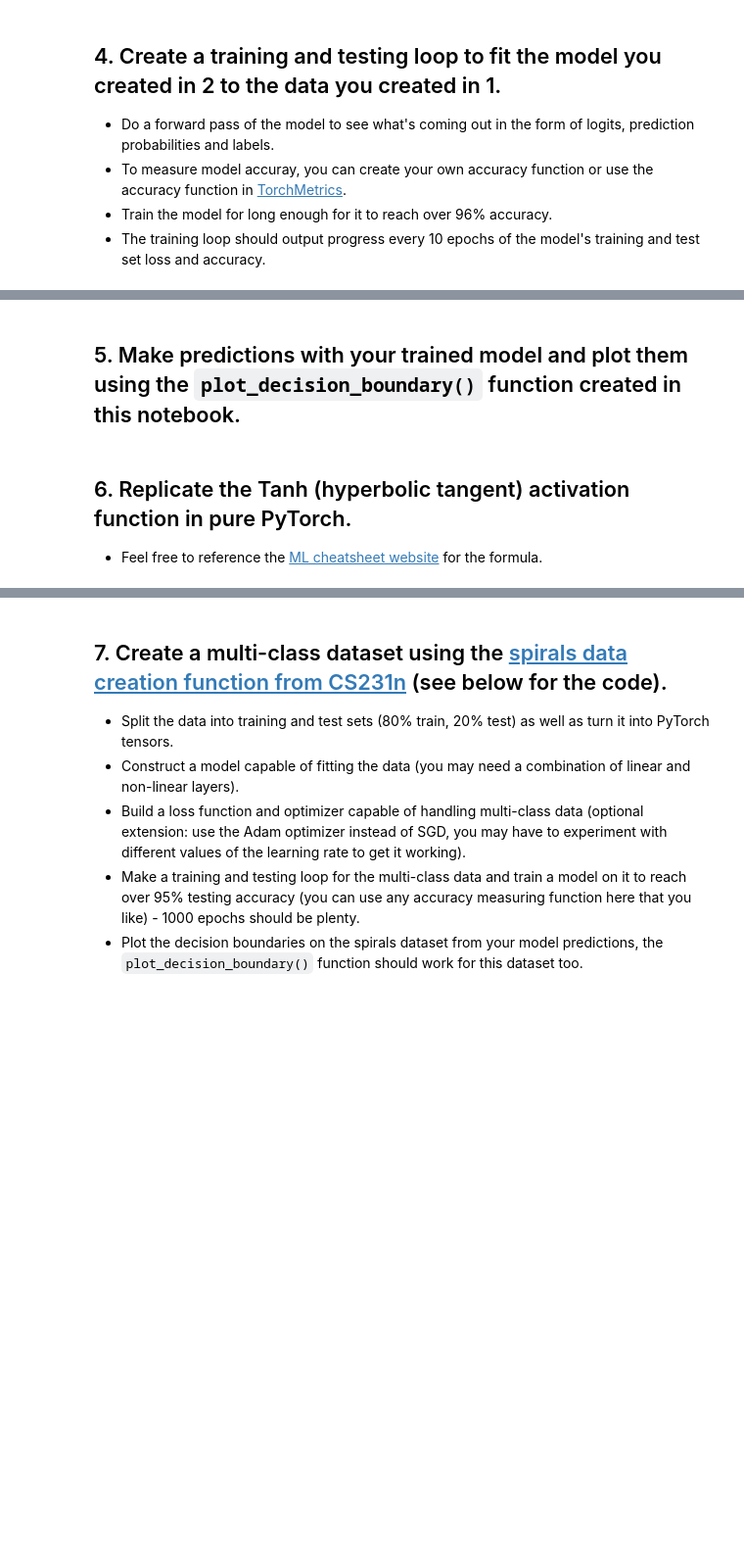
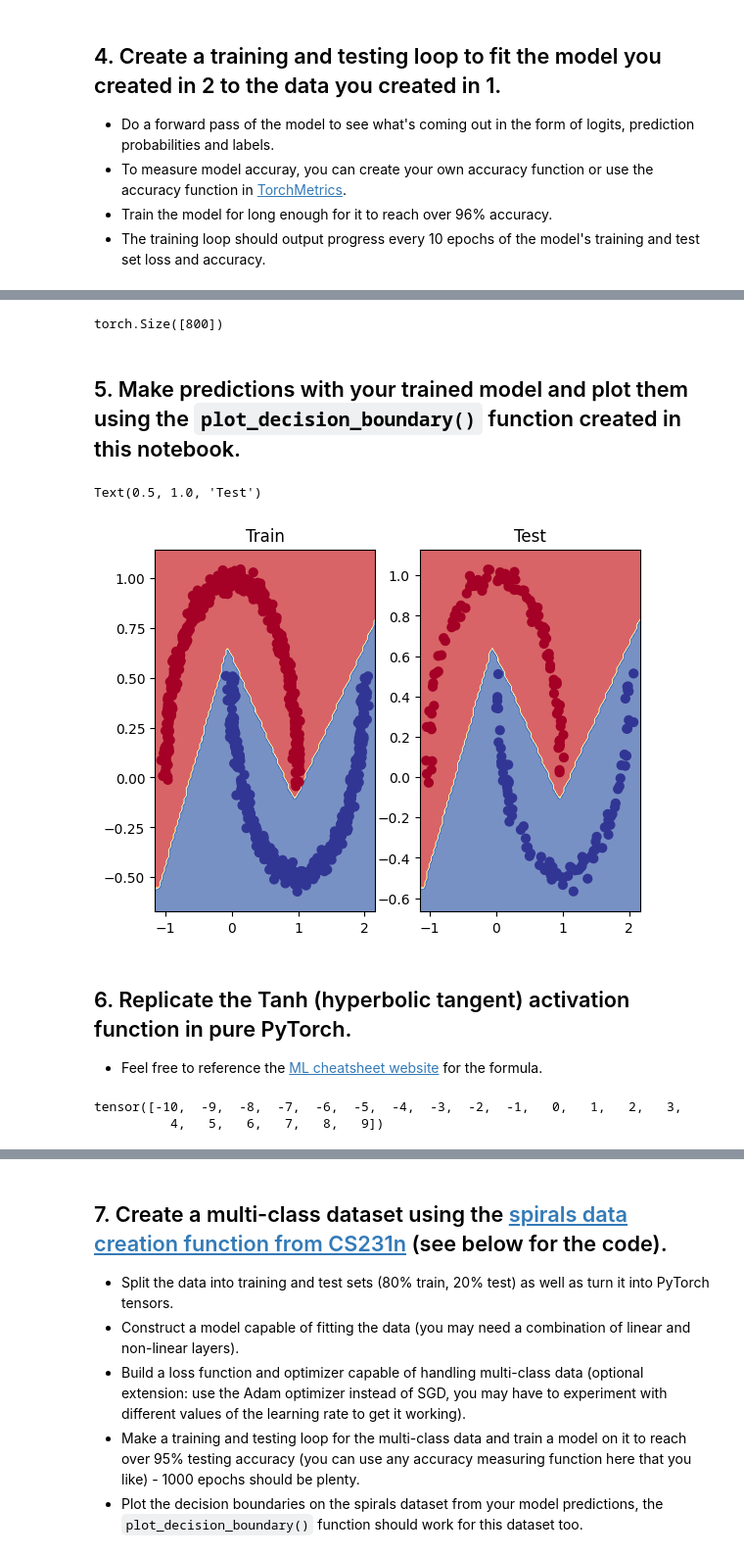
Before and after one commit to zahra-sharifzadeh/pytorch, a Jupyter notebook: extras/exercises/02_pytorch_classification_exercises.ipynb, the cells around one changed output, grey strips where cells are left out. Shown at 98% size. Cells and saved outputs as stored; diff of their text form; code cells hidden in the pictures; blank space fills up the shorter version.

```diff
--- a/extras/exercises/02_pytorch_classification_exercises.ipynb
+++ b/extras/exercises/02_pytorch_classification_exercises.ipynb
@@ -160,16 +160,16 @@ optimizer = torch.optim.SGD(params=model_0.parameters(),
   * The training loop should output progress every 10 epochs of the model's training and test set loss and accuracy.
 # %%
 # What's coming out of our model?
-
+y_logits = model_0(X_train_moon)
 # logits (raw outputs of model)
-print("Logits:")
+print(f"Logits:{y_logits[:10]}")
 ## Your code here ##
-
+y_pred_probs = torch.sigmoid(y_logits)
 # Prediction probabilities
-print("Pred probs:")
+print(f"Pred probs:{y_pred_probs[:10]}")
 ## Your code here ##
-
+y_pred = torch.round(y_pred_probs)
 # Prediction labels
-print("Pred labels:")
+print(f"Pred labels:{y_pred[:10]}")
 ## Your code here ##
 # %% [output]
@@ -180,7 +194,8 @@ Pred labels:
 # Let's calculuate the accuracy using accuracy from TorchMetrics
 !pip -q install torchmetrics # Colab doesn't come with torchmetrics
 from torchmetrics import Accuracy
-
+acc_fn = Accuracy(task="multiclass", num_classes=2).to(device)
 ## TODO: Uncomment this code to use the Accuracy function
 # acc_fn = Accuracy(task="multiclass", num_classes=2).to(device) # send accuracy function to device
 # acc_fn
+acc_fn
@@ -237,3 +269,7 @@ from torchmetrics import Accuracy
+# %%
+y_train_moon.shape
+# %% [output]
+torch.Size([800])
 # %% [markdown]
 ## 5. Make predictions with your trained model and plot them using the `plot_decision_boundary()` function created in this notebook.
 # %%
@@ -278,7 +312,23 @@ def plot_decision_boundary(model, X, y):
+# %%
+# Plot decision boundaries for training and test sets
+plt.subplot(1,2,1)
+plot_decision_boundary(model_0, X_train_moon, y_train_moon)
+plt.title("Train")
+plt.subplot(1,2,2)
+plot_decision_boundary(model_0, X_test_moon, y_test_moon)
+plt.title("Test")
+# %% [output]
+Text(0.5, 1.0, 'Test')
+[figure, added]
 # %% [markdown]
 ## 6. Replicate the Tanh (hyperbolic tangent) activation function in pure PyTorch.
   * Feel free to reference the [ML cheatsheet website](https://ml-cheatsheet.readthedocs.io/en/latest/activation_functions.html#tanh) for the formula.
 # %%
 # Create a straight line tensor
+A = torch.arange(-10,10,1)
+A
+# %% [output]
+tensor([-10,  -9,  -8,  -7,  -6,  -5,  -4,  -3,  -2,  -1,   0,   1,   2,   3,
+          4,   5,   6,   7,   8,   9])
 # %%
 # Test torch.tanh() on the tensor and plot it
```
Also changed, not shown: parts of 19 cells of this notebook.
